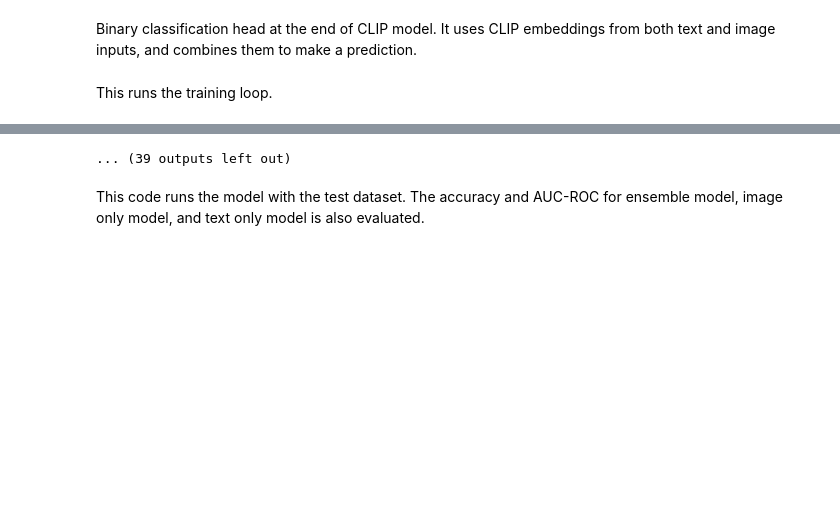
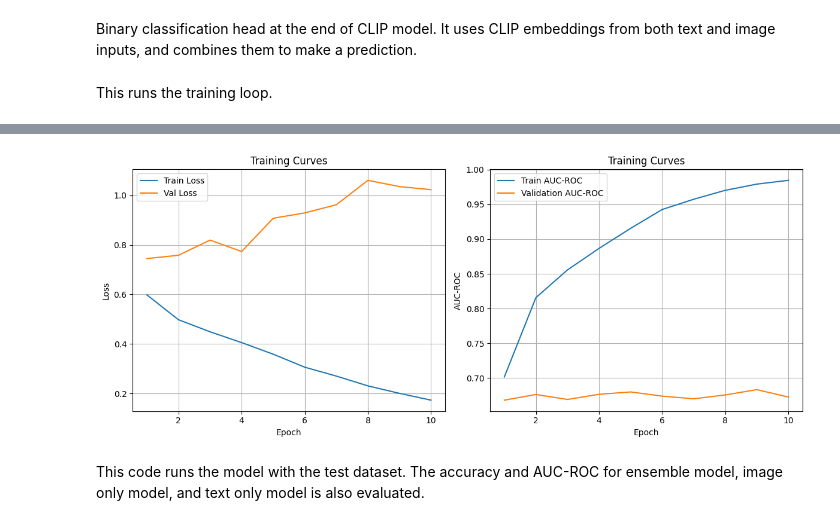
Before and after one commit to ssubedi09/Hateful-Memes-Classification, a Jupyter notebook: clip-vit-base-patch32/Fusion_Strategy_Ensemble/Final_Project_CLIP_Ensemble_Image_text.ipynb, the cells around one changed output, grey strips where cells are left out. Drawn from its saved outputs; the diff is of its cells as text; code cells hidden in the pictures; blank space fills up the shorter version.

Commit message:
Ensemble

```diff
--- a/clip-vit-base-patch32/Fusion_Strategy_Ensemble/Final_Project_CLIP_Ensemble_Image_text.ipynb
+++ b/clip-vit-base-patch32/Fusion_Strategy_Ensemble/Final_Project_CLIP_Ensemble_Image_text.ipynb
@@ -30,7 +30,7 @@ You are using device: cuda
 Load data here. train.jsonl and dev.jsonl file contains id, image location, label and caption in the image.
 # %%
 path = DRIVE_PATH + '/train.jsonl'
-data=pd.read_json(path,lines=True)
-print(f"Train set size: {len(data)}")
+train_data=pd.read_json(path,lines=True)
+print(f"Train set size: {len(train_data)}")
 # %% [output]
 Train set size: 8500
@@ -201,7 +223,7 @@ optimizer = torch.optim.AdamW([{'params': classifier.image_classifier.parameters
 
 # Cross entropy Loss and epochs
 criterion = nn.BCEWithLogitsLoss()
-epochs = 50
+epochs = 10
 
 # Track losses, auc scores and alpha
 train_losses = []
@@ -286,17 +308,12 @@ for epoch in range(epochs):
     train_losses.append(avg_train_loss)
     val_losses.append(avg_val_loss)
 
-    # Get current ensemble weight (sigmoid(alpha))
-    current_weight = torch.sigmoid(classifier.alpha).item()
-    ensemble_weights.append(current_weight)
-
     #Print Epoch metrics
     print(f"Epoch {epoch+1} | "
           f"Train Loss: {avg_train_loss:.4f} | "
           f"Val Loss: {avg_val_loss:.4f} | "
           f"Train AUC: {train_auc:.4f} | "
-          f"Val AUC: {val_auc:.4f} | "
-          f"Image Weight: {current_weight:.2f}")
+          f"Val AUC: {val_auc:.4f}")
 
 # Plotting
 plt.figure(figsize=(12, 5))
@@ -339,4 +354,4 @@ Epoch 12 | Train Loss: 0.5297 | Val Loss: 0.4911 | Train AUC: 0.7899 | Val AUC:
-... (39 outputs left out)
+[figure, added]
 # %% [markdown]
 This code runs the model with the test dataset. The accuracy and AUC-ROC for ensemble model, image only model, and text only model is also evaluated.
 # %%
```
Also changed, not shown: parts of 8 cells of this notebook.
